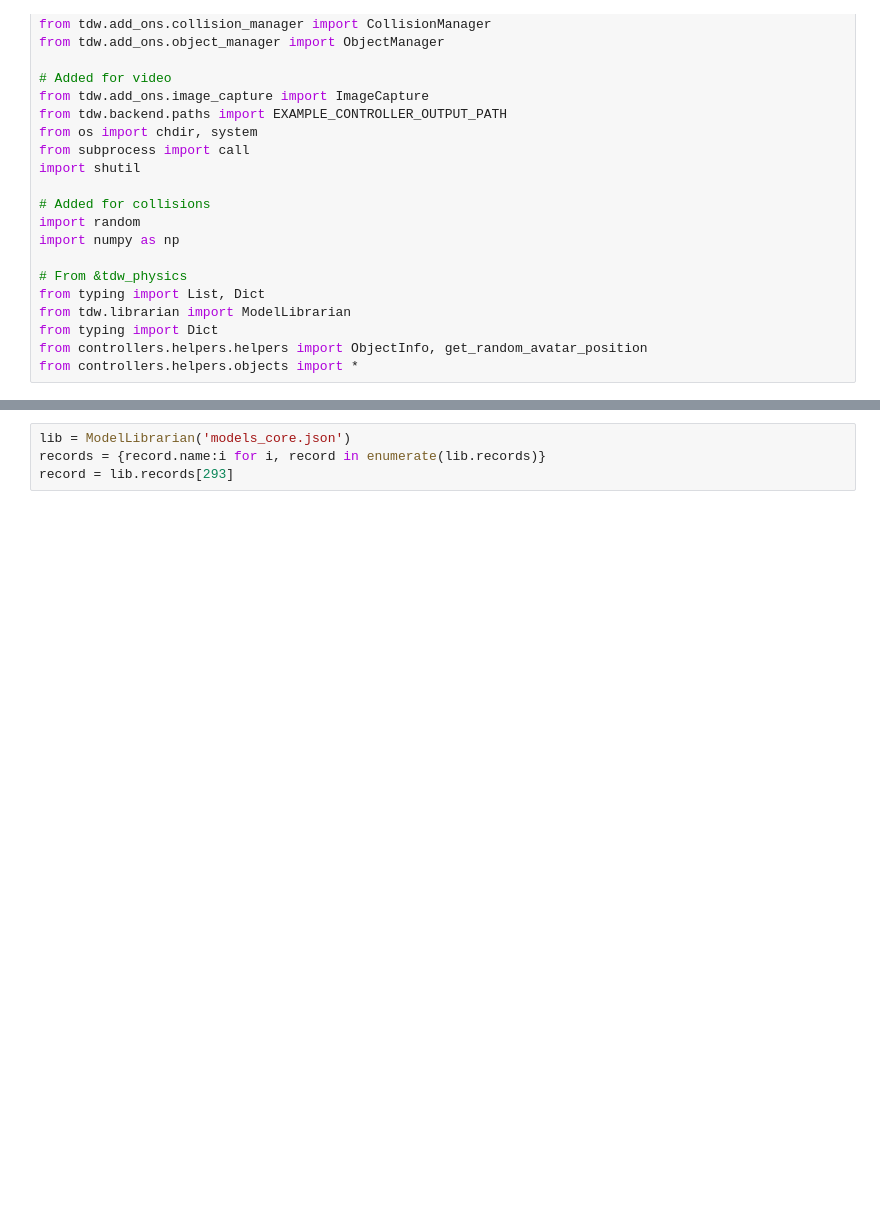
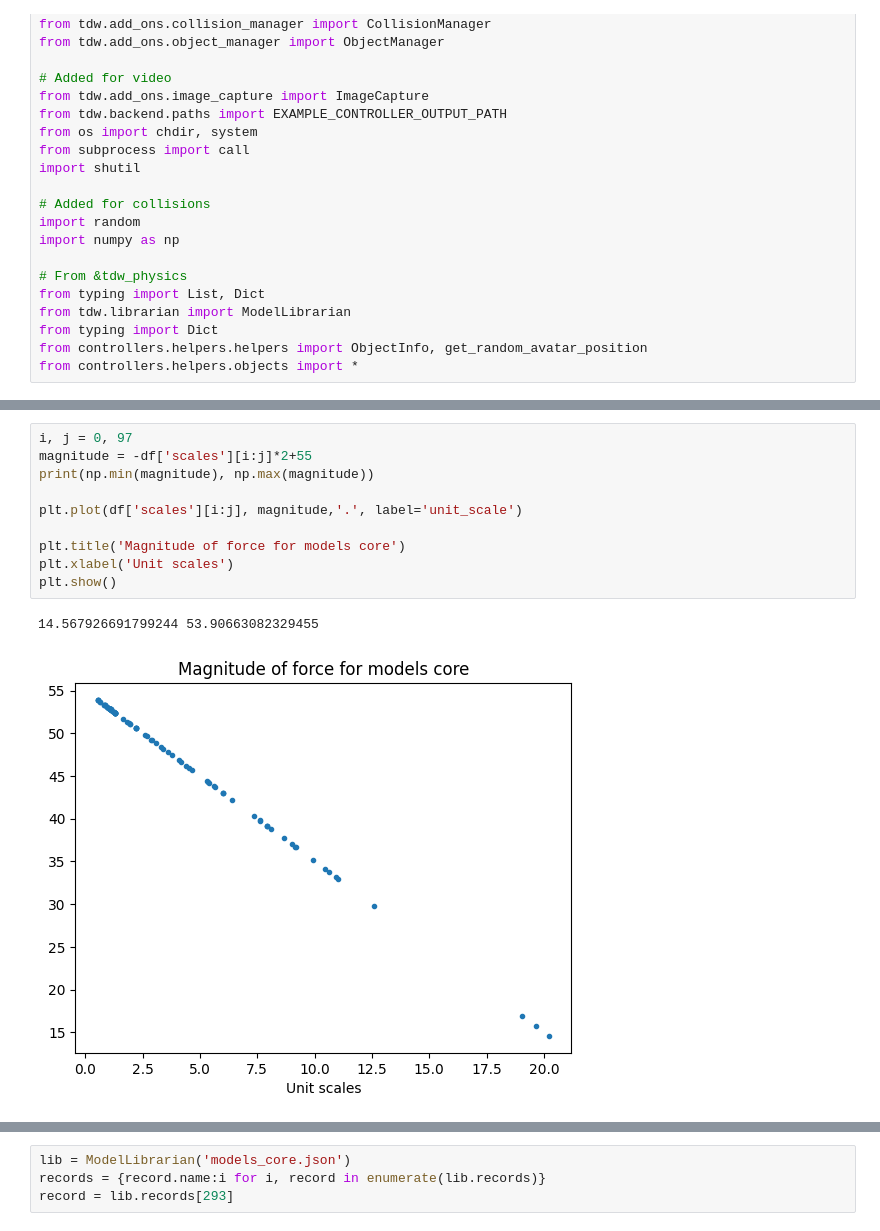
Before and after one commit to readmees/tdw_physics, a Jupyter notebook: quick_runs.ipynb, the cells around one changed output, grey strips where cells are left out. Saved outputs shown, nothing was run; the diff lists cells and outputs as text; blank space fills up the shorter version.

```diff
--- a/quick_runs.ipynb
+++ b/quick_runs.ipynb
@@ -25,0 +74,13 @@ from controllers.helpers.objects import *
+# %%
+i, j = 0, 97
+magnitude = -df['scales'][i:j]*2+55
+print(np.min(magnitude), np.max(magnitude))
+
+plt.plot(df['scales'][i:j], magnitude,'.', label='unit_scale')
+
+plt.title('Magnitude of force for models core')
+plt.xlabel('Unit scales')
+plt.show()
+# %% [output]
+14.567926691799244 53.90663082329455
+[figure, added]
```
Also changed, not shown: parts of 3 cells of this notebook, 3 other files.
